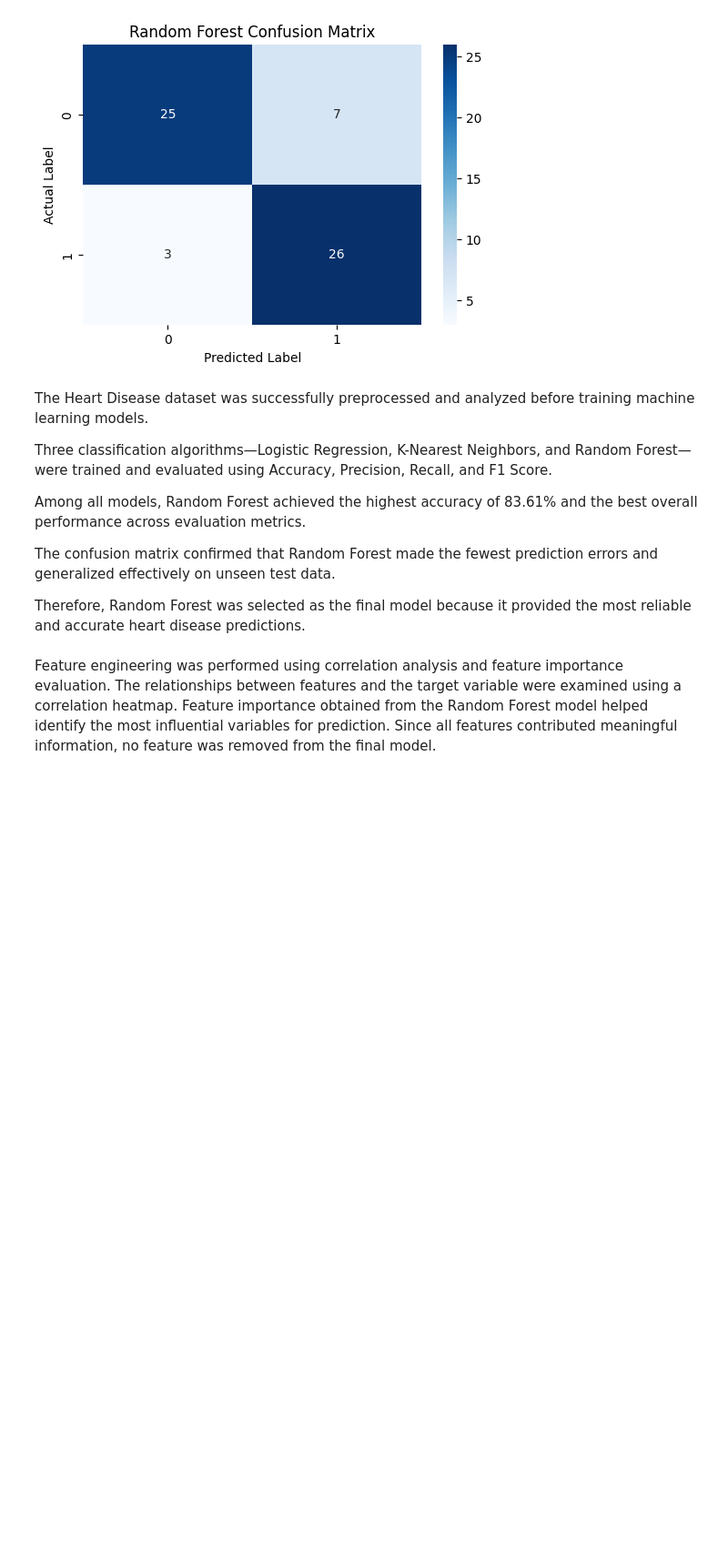
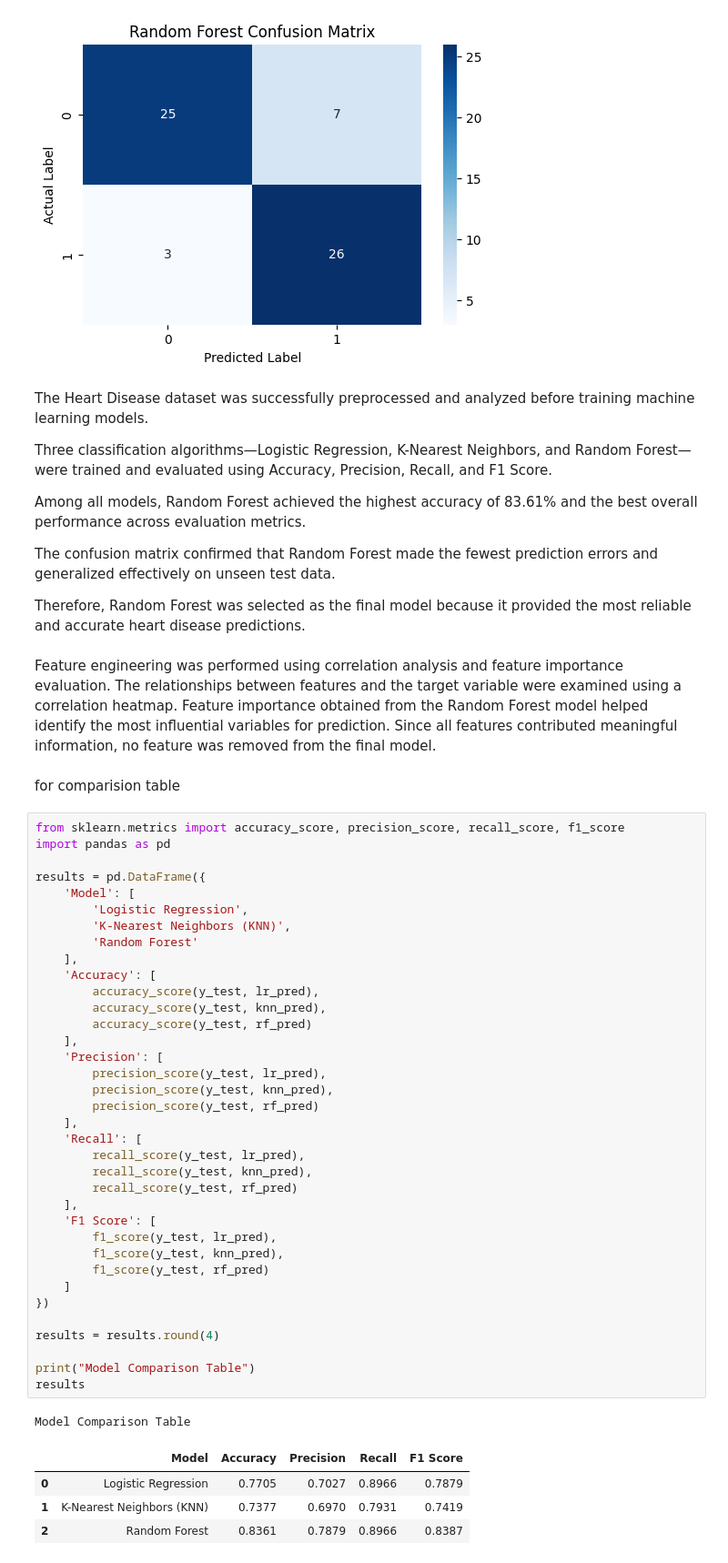
Before and after one commit to nishithanr14/PLUTO-PROJECT-02-HEART-DISEASE-PREDICTION, a Jupyter notebook: Project_02_Heart_Disease_Prediction_Using_Machine_Learning.ipynb, the cells around one changed output. Shown at 91% size. Saved outputs shown, nothing was run; the diff lists cells and outputs as text; blank space fills up the shorter version.

```diff
--- a/Project_02_Heart_Disease_Prediction_Using_Machine_Learning.ipynb
+++ b/Project_02_Heart_Disease_Prediction_Using_Machine_Learning.ipynb
@@ -333,3 +334,47 @@ The confusion matrix confirmed that Random Forest made the fewest prediction err
 Therefore, Random Forest was selected as the final model because it provided the most reliable and accurate heart disease predictions.
 # %% [markdown]
 Feature engineering was performed using correlation analysis and feature importance evaluation. The relationships between features and the target variable were examined using a correlation heatmap. Feature importance obtained from the Random Forest model helped identify the most influential variables for prediction. Since all features contributed meaningful information, no feature was removed from the final model.
+# %% [markdown]
+for comparision table
+# %%
+from sklearn.metrics import accuracy_score, precision_score, recall_score, f1_score
+import pandas as pd
+
+results = pd.DataFrame({
+    'Model': [
+        'Logistic Regression',
+        'K-Nearest Neighbors (KNN)',
+        'Random Forest'
+    ],
+    'Accuracy': [
+        accuracy_score(y_test, lr_pred),
+        accuracy_score(y_test, knn_pred),
+        accuracy_score(y_test, rf_pred)
+    ],
+    'Precision': [
+        precision_score(y_test, lr_pred),
+        precision_score(y_test, knn_pred),
+        precision_score(y_test, rf_pred)
+    ],
+    'Recall': [
+        recall_score(y_test, lr_pred),
+        recall_score(y_test, knn_pred),
+        recall_score(y_test, rf_pred)
+    ],
+    'F1 Score': [
+        f1_score(y_test, lr_pred),
+        f1_score(y_test, knn_pred),
+        f1_score(y_test, rf_pred)
+    ]
+})
+
+results = results.round(4)
+
+print("Model Comparison Table")
+results
+# %% [output]
+Model Comparison Table
+|  | Model | Accuracy | Precision | Recall | F1 Score |
+| 0 | Logistic Regression | 0.7705 | 0.7027 | 0.8966 | 0.7879 |
+| 1 | K-Nearest Neighbors (KNN) | 0.7377 | 0.6970 | 0.7931 | 0.7419 |
+| 2 | Random Forest | 0.8361 | 0.7879 | 0.8966 | 0.8387 |
```
Also changed, not shown: parts of 3 cells of this notebook.
